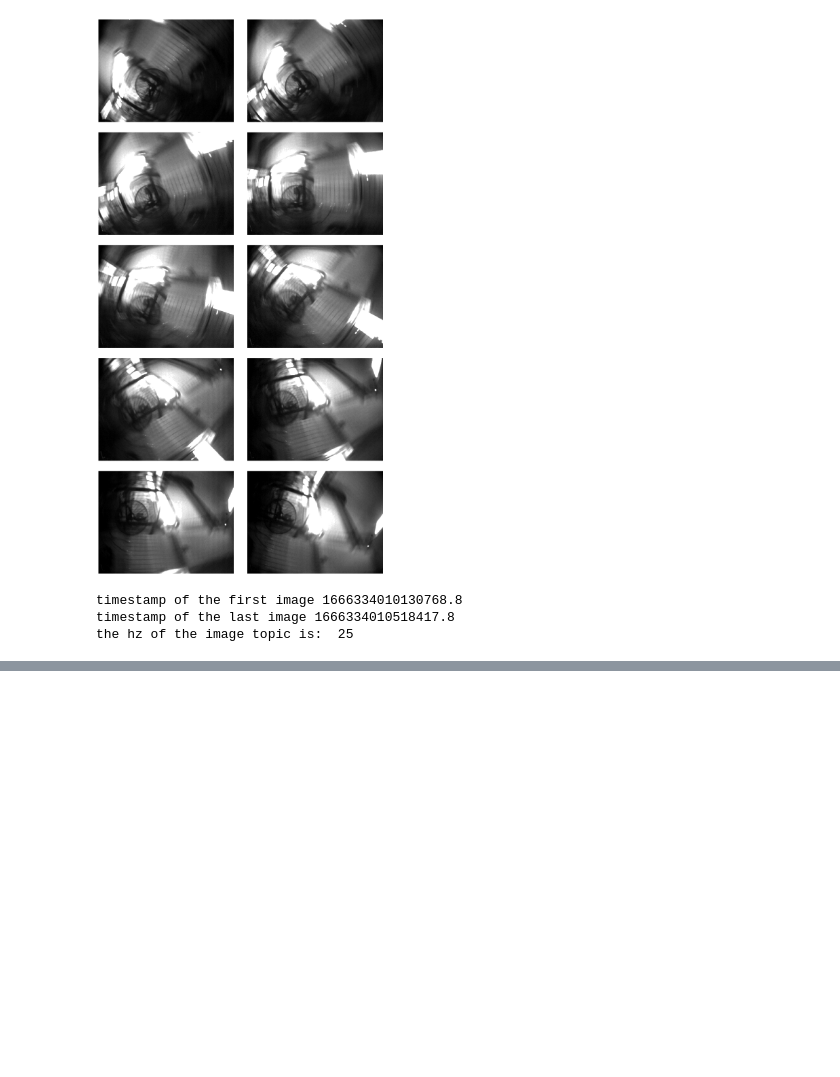
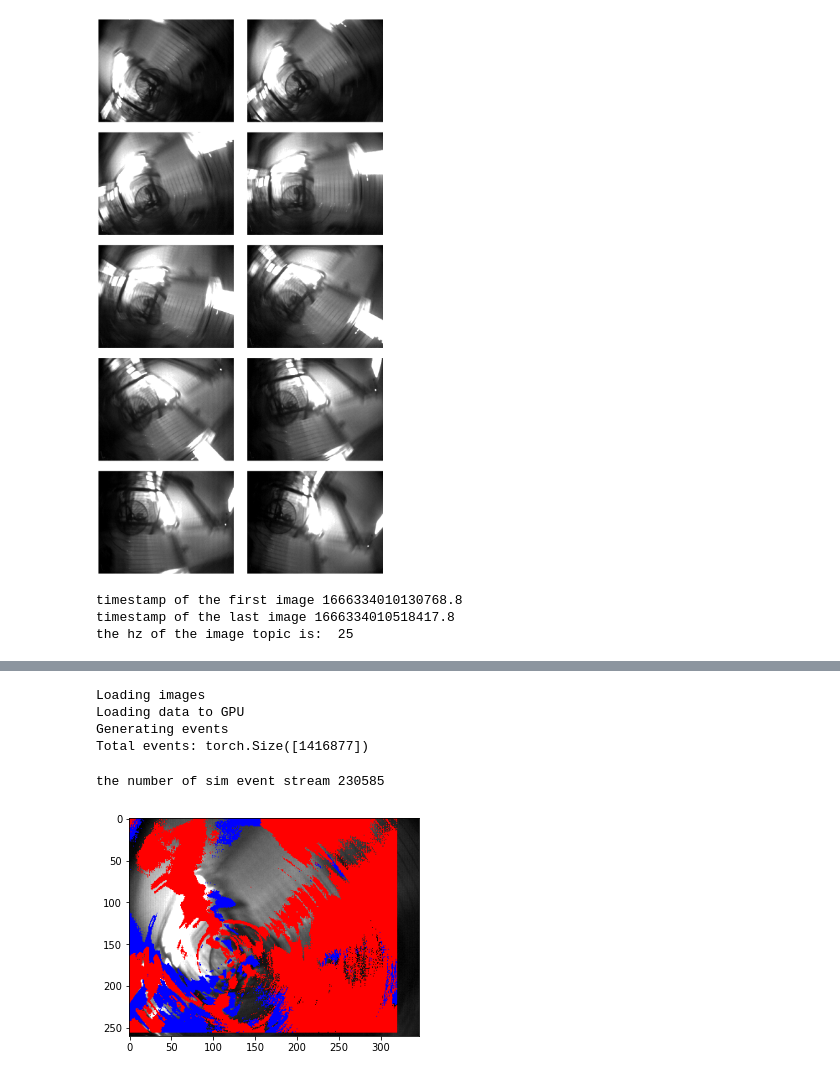
Before and after one commit to KwanWaiPang/ESIM_comment, a Jupyter notebook: rosbag_reading/upsampled_generate_sim_event.ipynb, the cells around one changed output, grey strips where cells are left out. Cells and saved outputs as stored; diff of their text form; code cells hidden in the pictures; blank space fills up the shorter version.

```diff
--- a/rosbag_reading/upsampled_generate_sim_event.ipynb
+++ b/rosbag_reading/upsampled_generate_sim_event.ipynb
@@ -110,0 +144,71 @@ the hz of the image topic is:  25
+# %%
+# 采用上采样后的图片来生成事件
+import torch
+import esim_torch
+import glob
+t_refractory_period_ns=1e3;#某个时间段内不会产生event
+esim = esim_torch.ESIM(contrast_threshold_neg=0.45, #定义负event的阈值
+                        contrast_threshold_pos=0.45, #定义正event的阈值
+                        refractory_period_ns=t_refractory_period_ns)  #refractory period in nanoseconds
+
+print("Loading images")
+# 读取图片
+image_files = sorted(glob.glob("/home/gwp/rpg_vid2e/example/HKU-dataset/upsample_result/imgs/*.png"))
+images = np.stack([cv2.imread(f, cv2.IMREAD_GRAYSCALE) for f in image_files])
+
+# 读取时间戳
+timestamps_s = np.genfromtxt("/home/gwp/rpg_vid2e/example/HKU-dataset/upsample_result/timestamps.txt")
+timestamps_ns = (timestamps_s * 1e9).astype("int64")
+
+# 将图片转换为log scale
+log_images = np.log(images.astype("float32") / 255 + 1e-4)
+
+# generate torch tensors
+print("Loading data to GPU")
+device = "cuda:0" #上面已经指定visible是2,就相当于已经放卡2（如果用device = "cuda:2"会导致没事件产生）
+# torch tensor with type float32, shape T x H x W
+log_images = torch.from_numpy(log_images).to(device)
+# torch tensor with type int64,   shape T (已经转换为tensor)
+timestamps_ns = torch.from_numpy(timestamps_ns).to(device)
+
+# generate events with GPU support
+print("Generating events")
+events = esim.forward(log_images, timestamps_ns)
+
+all_event = events
+print(f"Total events: {all_event['x'].shape}")
+# %% [output]
+Loading images
+Loading data to GPU
+Generating events
+Total events: torch.Size([1416877])
+# %%
+# 将生成的事件画到图片上
+
+# 获取第一帧到第二帧之间的事件
+timestamps_ns0=(timestamp_imgs_us[0]-timestamp_imgs_us[0])*1e3 #读取时间戳(注意要从0开始)
+timestamps_ns1=(timestamp_imgs_us[1]-timestamp_imgs_us[0])*1e3 #读取时间戳
+sim_mask = (all_event['t'] >= timestamps_ns0) & (all_event['t'] < timestamps_ns1)
+
+sim_event_stream = {k: v[sim_mask].cpu().numpy() for k, v in all_event.items()}
+print("the number of sim event stream",len(sim_event_stream['x']))
+
+image=image_set[1]
+# 将image_color重新生成一次
+image_color = np.stack([image,image,image],-1)
+xytp = np.stack([sim_event_stream['x'],
+                 sim_event_stream['y'],
+                 sim_event_stream['t'],
+                 sim_event_stream['p']], -1).astype(np.int64)  # (N,4)
+neg_mask = (xytp[:, -1] == -1)
+pos_mask = (xytp[:, -1] == 1)
+
+# 这样做法避免了叠加产生粉红色
+image_color[xytp[neg_mask][:, 1], xytp[neg_mask][:, 0]] = np.array([[0., 0., 255.,]]) #将-事件的位置设置为blue
+image_color[xytp[pos_mask][:, 1], xytp[pos_mask][:, 0]] = np.array([[255., 0., 0.,]]) #将+事件的位置设置为red
+
+plt.imshow(image_color)
+plt.show()
+# %% [output]
+the number of sim event stream 230585
+[figure, added]
```
Also changed, not shown: parts of 4 cells of this notebook.
